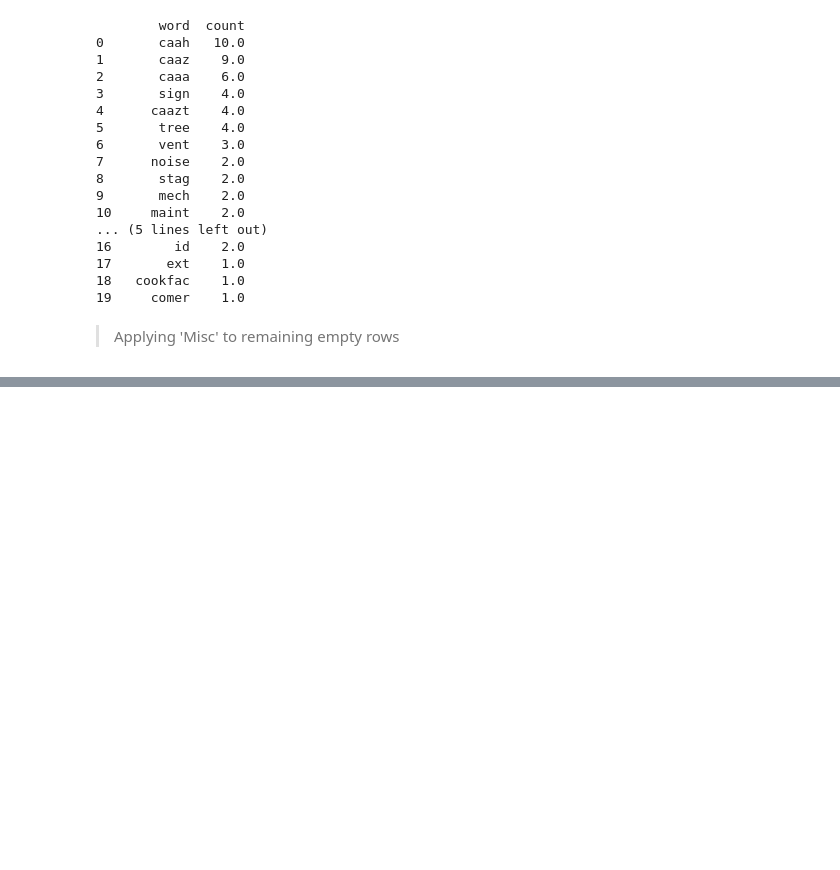
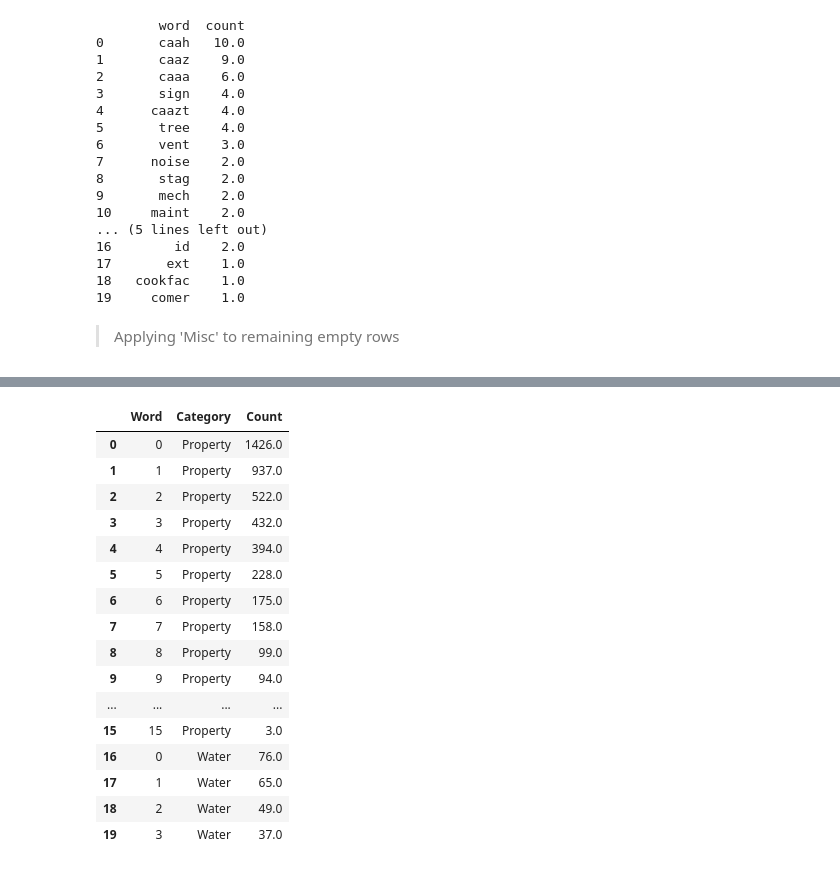
Before and after one commit to shrutijalewar/data-question-2-xtreme-united, a Jupyter notebook: DataQuestion2.ipynb, the cells around one changed output, grey strips where cells are left out. Saved outputs shown, nothing was run; the diff lists cells and outputs as text; code cells hidden in the pictures; blank space fills up the shorter version.

```diff
--- a/DataQuestion2.ipynb
+++ b/DataQuestion2.ipynb
@@ -1542,0 +1632,20 @@ clean_data_2.to_csv("/Users/Justin/GIT/data-question-2-xtreme-united/vi_desc_mat
+# %%
+cat_count_2.head(20)
+# %% [output]
+|  | Word | Category | Count |
+| 0 | 0 | Property | 1426.0 |
+| 1 | 1 | Property | 937.0 |
+| 2 | 2 | Property | 522.0 |
+| 3 | 3 | Property | 432.0 |
+| 4 | 4 | Property | 394.0 |
+| 5 | 5 | Property | 228.0 |
+| 6 | 6 | Property | 175.0 |
+| 7 | 7 | Property | 158.0 |
+| 8 | 8 | Property | 99.0 |
+| 9 | 9 | Property | 94.0 |
+| ... | ... | ... | ... |
+| 15 | 15 | Property | 3.0 |
+| 16 | 0 | Water | 76.0 |
+| 17 | 1 | Water | 65.0 |
+| 18 | 2 | Water | 49.0 |
+| 19 | 3 | Water | 37.0 |
```
Also changed, not shown: parts of 8 cells of this notebook.
